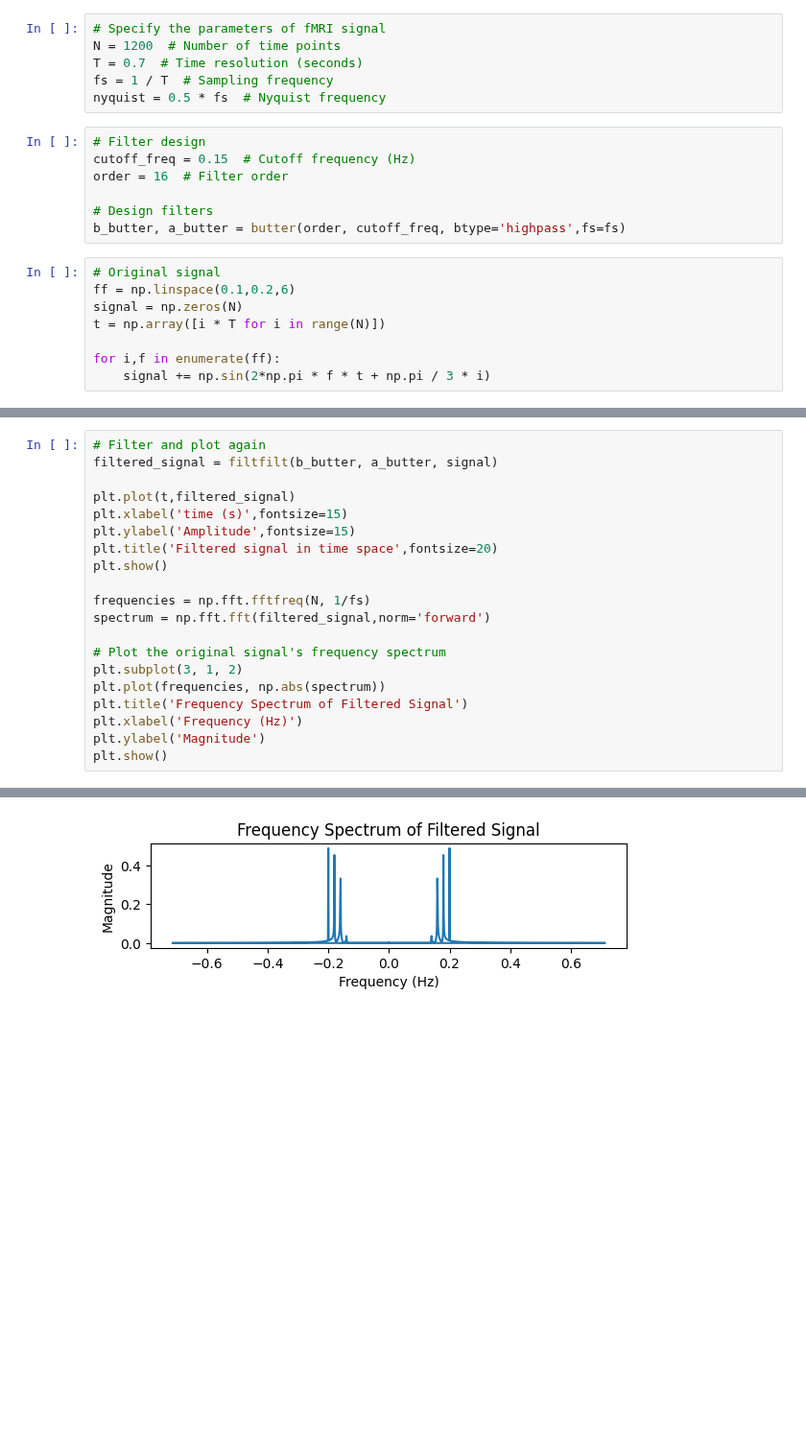
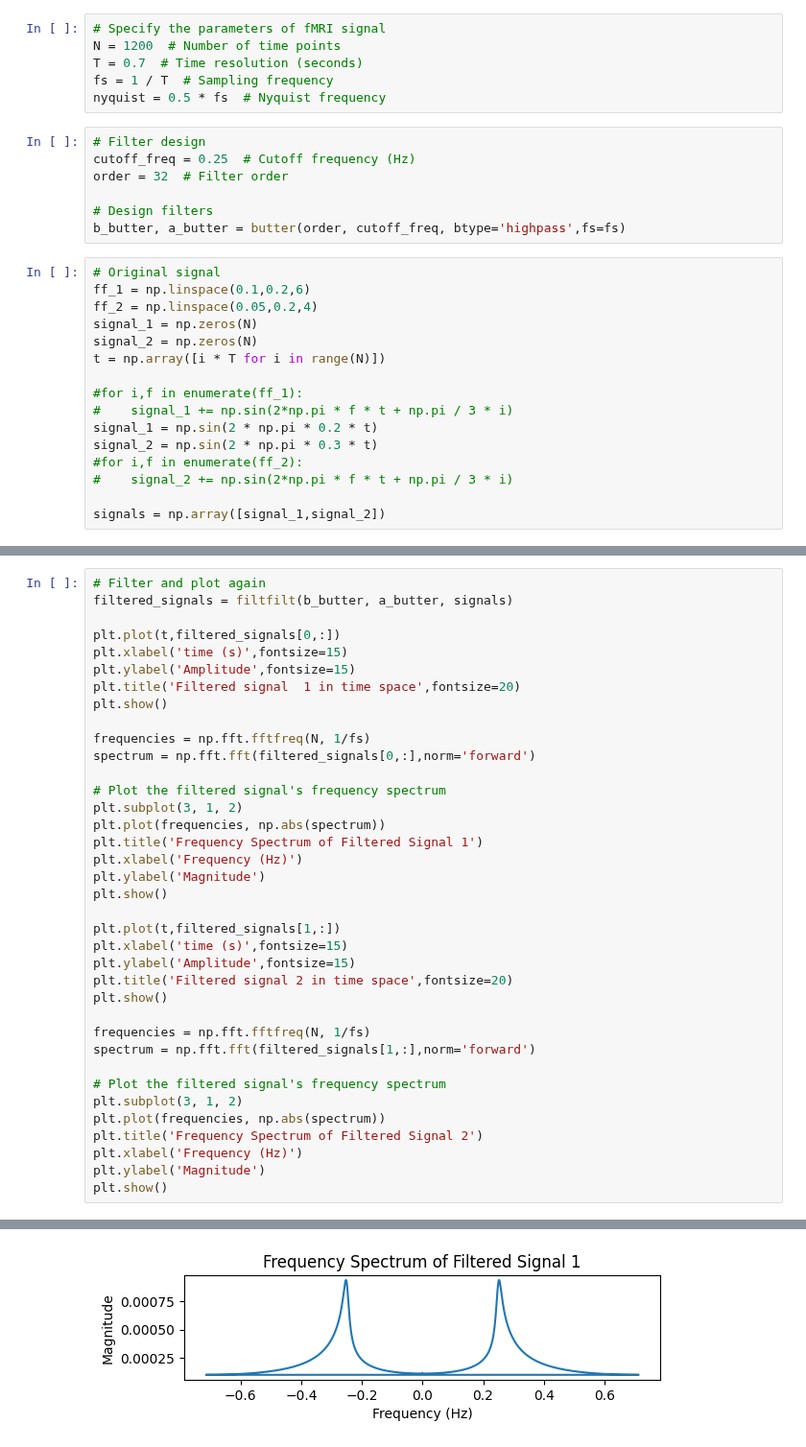
Before and after one commit to OHBA-analysis/osl-dynamics, a Jupyter notebook: high_pass_filter.ipynb, the cells around one changed output, grey strips where cells are left out. Shown at 96% size. Drawn from its saved outputs; the diff is of its cells as text; blank space fills up the shorter version.

Commit message:
Work-in-progress, change high-pass filter in sliding window correlation

```diff
--- a/high_pass_filter.ipynb
+++ b/high_pass_filter.ipynb
@@ -182,18 +182,26 @@ fs = 1 / T  # Sampling frequency
 nyquist = 0.5 * fs  # Nyquist frequency
 # %%
 # Filter design
-cutoff_freq = 0.15  # Cutoff frequency (Hz)
-order = 16  # Filter order
+cutoff_freq = 0.25  # Cutoff frequency (Hz)
+order = 32  # Filter order
 
 # Design filters
 b_butter, a_butter = butter(order, cutoff_freq, btype='highpass',fs=fs)
 # %%
 # Original signal
-ff = np.linspace(0.1,0.2,6)
-signal = np.zeros(N)
+ff_1 = np.linspace(0.1,0.2,6)
+ff_2 = np.linspace(0.05,0.2,4)
+signal_1 = np.zeros(N)
+signal_2 = np.zeros(N)
 t = np.array([i * T for i in range(N)])
 
-for i,f in enumerate(ff):
-    signal += np.sin(2*np.pi * f * t + np.pi / 3 * i)
+#for i,f in enumerate(ff_1):
+#    signal_1 += np.sin(2*np.pi * f * t + np.pi / 3 * i)
+signal_1 = np.sin(2 * np.pi * 0.2 * t)
+signal_2 = np.sin(2 * np.pi * 0.3 * t)
+#for i,f in enumerate(ff_2):
+#    signal_2 += np.sin(2*np.pi * f * t + np.pi / 3 * i)
+
+signals = np.array([signal_1,signal_2])
 # %%
 # Plot the signal in time space and frequency space
@@ -219,21 +247,38 @@ Text(0, 0.5, 'Magnitude')
 # %%
 # Filter and plot again
-filtered_signal = filtfilt(b_butter, a_butter, signal)
+filtered_signals = filtfilt(b_butter, a_butter, signals)
 
-plt.plot(t,filtered_signal)
+plt.plot(t,filtered_signals[0,:])
 plt.xlabel('time (s)',fontsize=15)
 plt.ylabel('Amplitude',fontsize=15)
-plt.title('Filtered signal in time space',fontsize=20)
+plt.title('Filtered signal  1 in time space',fontsize=20)
 plt.show()
 
 frequencies = np.fft.fftfreq(N, 1/fs)
-spectrum = np.fft.fft(filtered_signal,norm='forward')
+spectrum = np.fft.fft(filtered_signals[0,:],norm='forward')
 
-# Plot the original signal's frequency spectrum
+# Plot the filtered signal's frequency spectrum
 plt.subplot(3, 1, 2)
 plt.plot(frequencies, np.abs(spectrum))
-plt.title('Frequency Spectrum of Filtered Signal')
+plt.title('Frequency Spectrum of Filtered Signal 1')
 plt.xlabel('Frequency (Hz)')
 plt.ylabel('Magnitude')
 plt.show()
+
+plt.plot(t,filtered_signals[1,:])
+plt.xlabel('time (s)',fontsize=15)
+plt.ylabel('Amplitude',fontsize=15)
+plt.title('Filtered signal 2 in time space',fontsize=20)
+plt.show()
+
+frequencies = np.fft.fftfreq(N, 1/fs)
+spectrum = np.fft.fft(filtered_signals[1,:],norm='forward')
+
+# Plot the filtered signal's frequency spectrum
+plt.subplot(3, 1, 2)
+plt.plot(frequencies, np.abs(spectrum))
+plt.title('Frequency Spectrum of Filtered Signal 2')
+plt.xlabel('Frequency (Hz)')
+plt.ylabel('Magnitude')
+plt.show()
 # %% [output]
@@ -241 +286 @@ plt.show()
-[figure, old version]
+[figure, new version]
```
Also changed, not shown: parts of 3 cells of this notebook, 1 other file.
